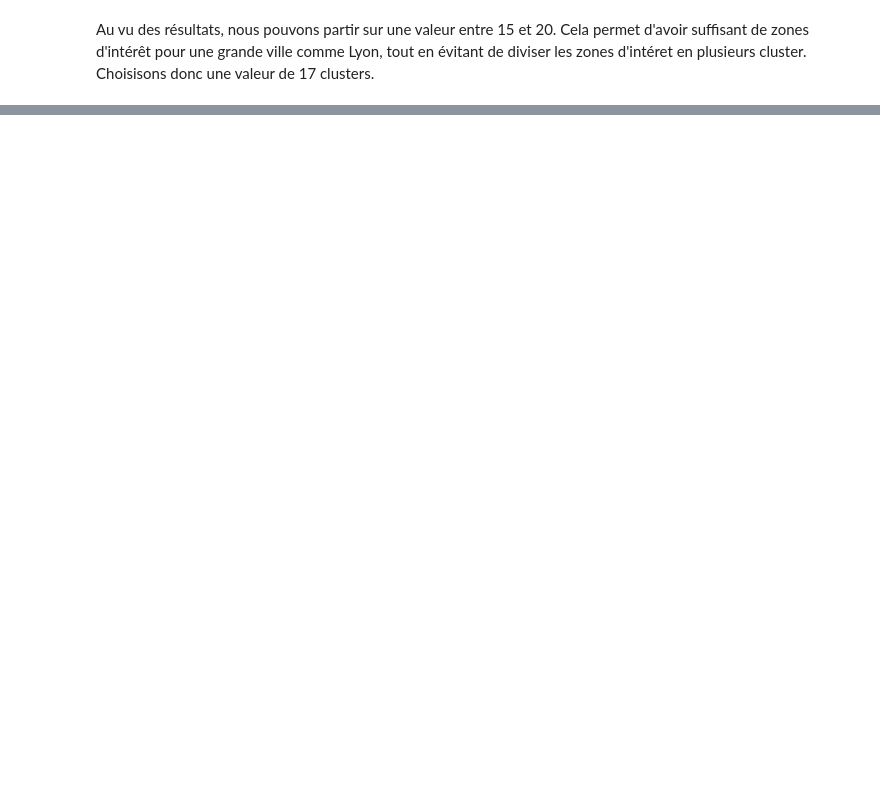
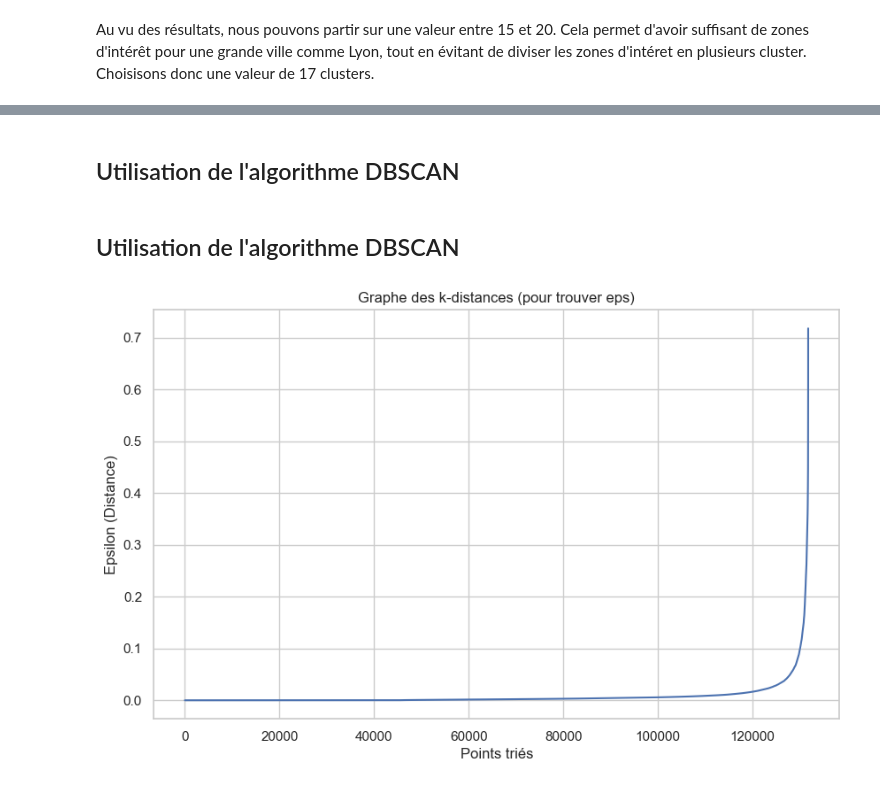
Before and after one commit to nathanvanneste/GrandLyon-DataMiningProject, a Jupyter notebook: Projet.ipynb, the cells around one changed output, grey strips where cells are left out. Cells and saved outputs as stored; diff of their text form; code cells hidden in the pictures; blank space fills up the shorter version.

Commit message:
Added DBSCAN

```diff
--- a/Projet.ipynb
+++ b/Projet.ipynb
@@ -143,5 +180,5 @@ Au vu des résultats, nous pouvons partir sur une valeur entre 15 et 20. Cela pe
 # %%
-kmeans = KMeans(n_clusters=500, init='k-means++', random_state=42)
+kmeans = KMeans(n_clusters=50, init='k-means++', random_state=42)
 
 kmeans.fit(scaled_data_df)
 
@@ -239,0 +307,4 @@ Cluster min : 4 photos | Cluster max : 7963 photos
+# %% [markdown]
+## Utilisation de l'algorithme DBSCAN
+# %% [markdown]
+## Utilisation de l'algorithme DBSCAN
@@ -239,0 +338,26 @@ Cluster min : 4 photos | Cluster max : 7963 photos
+# %%
+from sklearn.neighbors import NearestNeighbors
+import matplotlib.pyplot as plt
+import numpy as np
+
+min_samples = 10
+
+# 2. Calcul des voisins sur les données SCALÉES
+# On regarde la distance vers le k-ième voisin
+neighbors = NearestNeighbors(n_neighbors=min_samples)
+neighbors_fit = neighbors.fit(scaled_data_df)
+distances, indices = neighbors_fit.kneighbors(scaled_data_df)
+
+# 3. Tri des distances pour faire le graphique
+distances = np.sort(distances[:, min_samples-1], axis=0)
+
+# 4. Affichage
+plt.figure(figsize=(10, 6))
+plt.plot(distances)
+plt.title("Graphe des k-distances (pour trouver eps)")
+plt.xlabel("Points triés")
+plt.ylabel("Epsilon (Distance)")
+plt.grid(True)
+plt.show()
+# %% [output]
+[figure, added]
```
Also changed, not shown: parts of 11 cells of this notebook, 1 other file.
